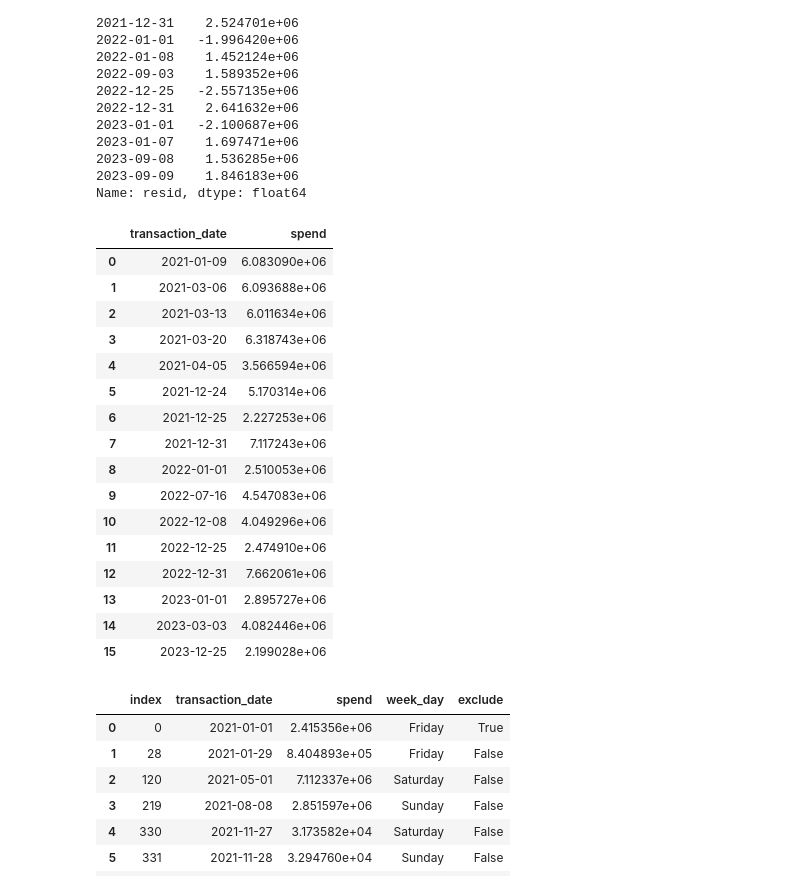
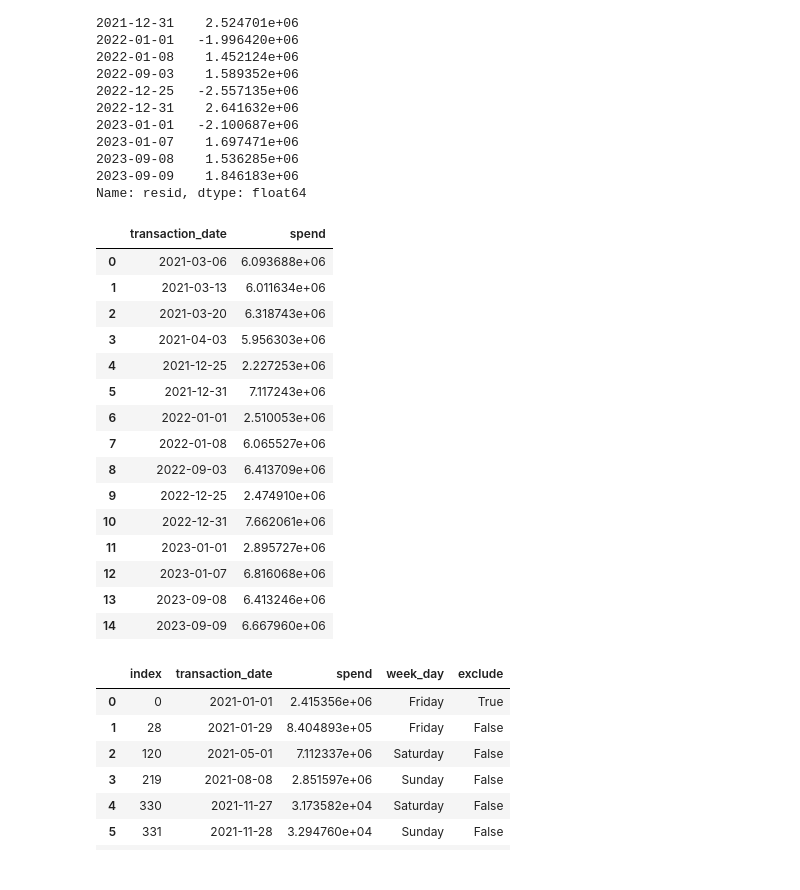
Before and after one commit to shriman/time-series-anomaly, a Jupyter notebook: notebooks/main.ipynb, the cells around one changed output. Drawn from its saved outputs; the diff is of its cells as text; code cells hidden in the pictures.

```diff
--- a/notebooks/main.ipynb
+++ b/notebooks/main.ipynb
@@ -349,27 +354,26 @@ transaction_date
 2023-09-09    1.846183e+06
 Name: resid, dtype: float64
 # %%
-outliers_stl = data[data.index.isin(outliers.index)]
+outliers_stl = data[data.index.isin(outliers_7.index)]
 outliers_stl = outliers_stl.reset_index()
 outliers_stl
 # %% [output]
 |  | transaction_date | spend |
-| 0 | 2021-01-09 | 6.083090e+06 |
-| 1 | 2021-03-06 | 6.093688e+06 |
-| 2 | 2021-03-13 | 6.011634e+06 |
-| 3 | 2021-03-20 | 6.318743e+06 |
-| 4 | 2021-04-05 | 3.566594e+06 |
-| 5 | 2021-12-24 | 5.170314e+06 |
-| 6 | 2021-12-25 | 2.227253e+06 |
-| 7 | 2021-12-31 | 7.117243e+06 |
-| 8 | 2022-01-01 | 2.510053e+06 |
-| 9 | 2022-07-16 | 4.547083e+06 |
-| 10 | 2022-12-08 | 4.049296e+06 |
-| 11 | 2022-12-25 | 2.474910e+06 |
-| 12 | 2022-12-31 | 7.662061e+06 |
-| 13 | 2023-01-01 | 2.895727e+06 |
-| 14 | 2023-03-03 | 4.082446e+06 |
-| 15 | 2023-12-25 | 2.199028e+06 |
+| 0 | 2021-03-06 | 6.093688e+06 |
+| 1 | 2021-03-13 | 6.011634e+06 |
+| 2 | 2021-03-20 | 6.318743e+06 |
+| 3 | 2021-04-03 | 5.956303e+06 |
+| 4 | 2021-12-25 | 2.227253e+06 |
+| 5 | 2021-12-31 | 7.117243e+06 |
+| 6 | 2022-01-01 | 2.510053e+06 |
+| 7 | 2022-01-08 | 6.065527e+06 |
+| 8 | 2022-09-03 | 6.413709e+06 |
+| 9 | 2022-12-25 | 2.474910e+06 |
+| 10 | 2022-12-31 | 7.662061e+06 |
+| 11 | 2023-01-01 | 2.895727e+06 |
+| 12 | 2023-01-07 | 6.816068e+06 |
+| 13 | 2023-09-08 | 6.413246e+06 |
+| 14 | 2023-09-09 | 6.667960e+06 |
 # %%
 def exclude_dates(dataframe):
     dataframe['exclude'] = dataframe['transaction_date'].apply(lambda date: (date.month == 12 and date.day in [25, 31]) or (date.month == 1 and date.day in [1]))
```
Also changed, not shown: parts of 1 cell of this notebook.
